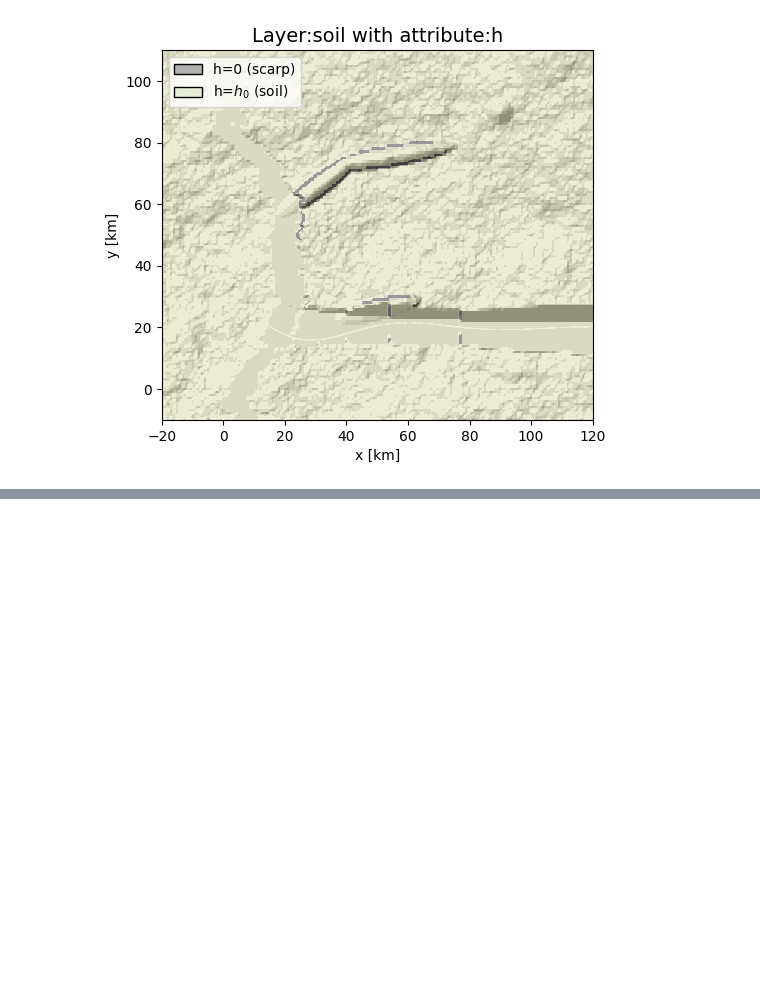
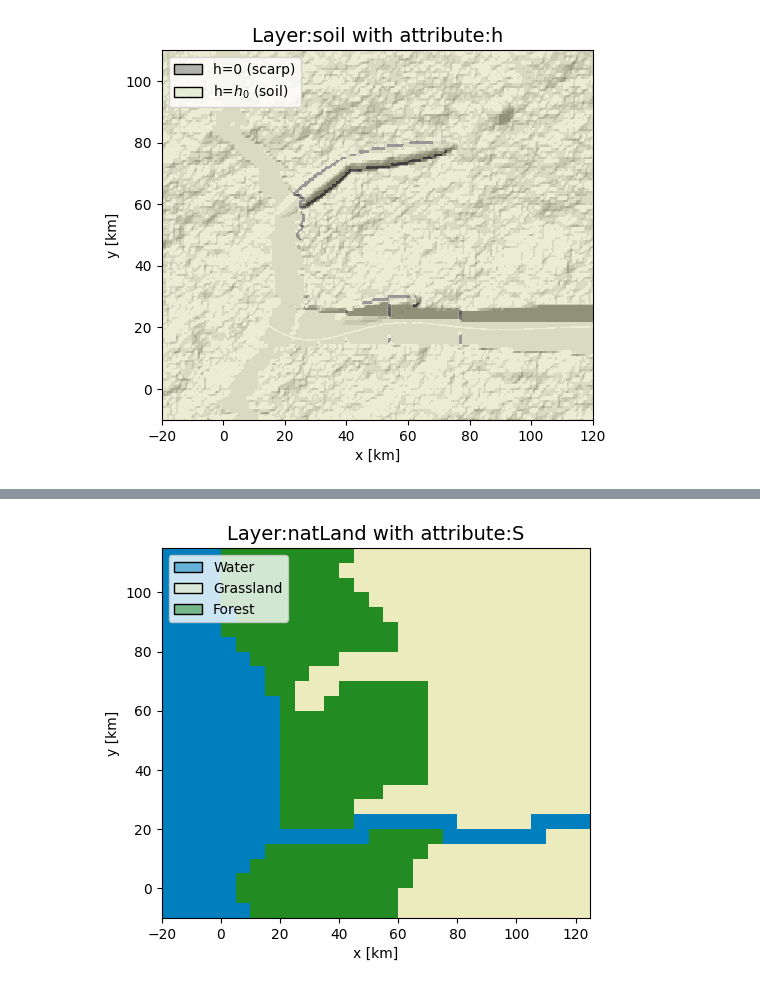
Before and after one commit to MignanRiskAnalytics/GenMR_SCOR, a Jupyter notebook: jupyter_execute/notebooks/Tutorial1_DigitalTemplate_environment.ipynb, the cells around one changed output, grey strips where cells are left out. Saved outputs shown, nothing was run; the diff lists cells and outputs as text; code cells hidden in the pictures; blank space fills up the shorter version.

```diff
--- a/jupyter_execute/notebooks/Tutorial1_DigitalTemplate_environment.ipynb
+++ b/jupyter_execute/notebooks/Tutorial1_DigitalTemplate_environment.ipynb
@@ -174,0 +190,8 @@ GenMR_env.plot_EnvLayer_attr(soilLayer, 'h', hillshading_z = topoLayer.z)
+# %%
+natLandLayer_downscaled = copy.deepcopy(natLandLayer)
+natLandLayer_downscaled.grid = grid_downscaled
+natLandLayer_downscaled.S = GenMR_utils.pooling(natLandLayer.S, f, method = 'min')        # min-pooling example
+
+GenMR_env.plot_EnvLayer_attr(natLandLayer_downscaled, 'S')
+# %% [output]
+[figure, added]
```
Also changed, not shown: parts of 5 cells of this notebook, 13 other files.
